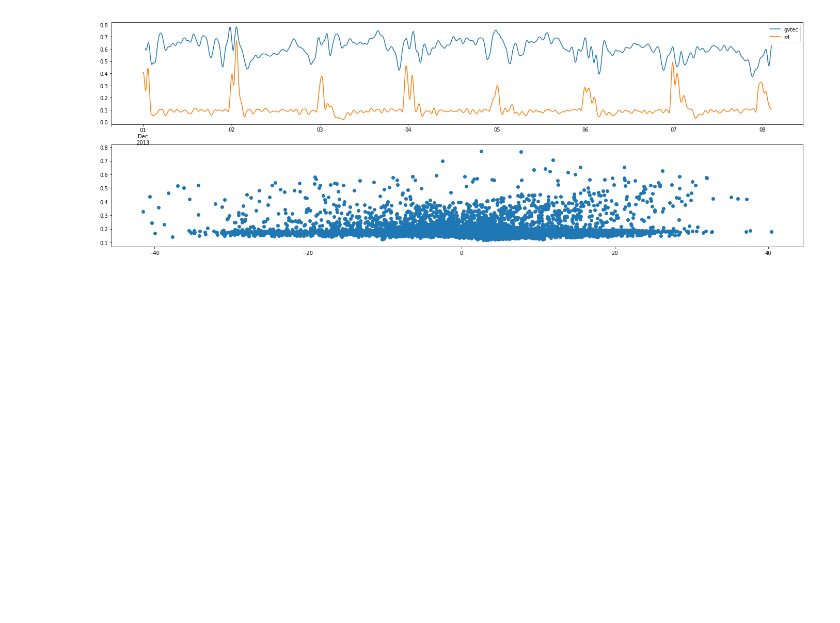
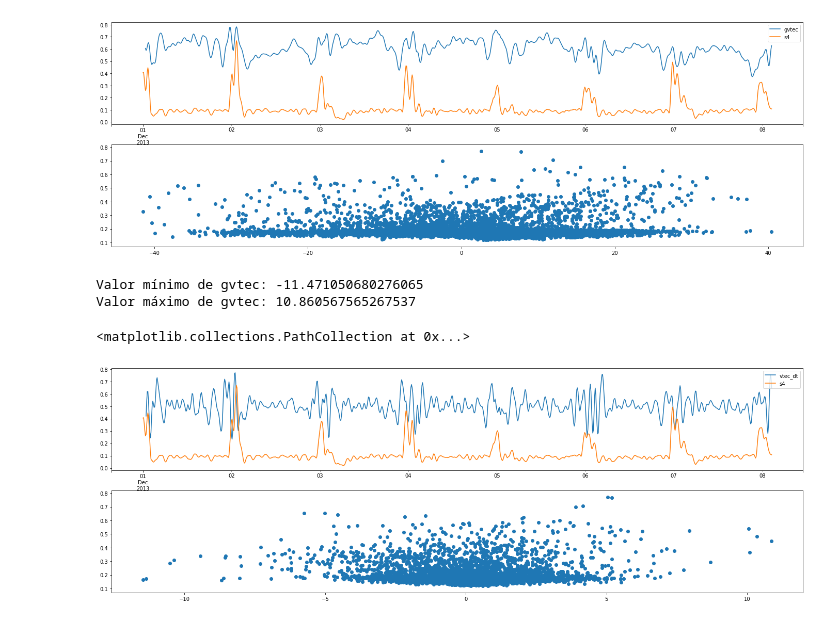
Before and after one commit to retiarus/correlation_vtec_s4, a Jupyter notebook: 06_analise_sj2.ipynb, the cells around one changed output. Cells and saved outputs as stored; diff of their text form; code cells hidden in the pictures; blank space fills up the shorter version.

```diff
--- a/06_analise_sj2.ipynb
+++ b/06_analise_sj2.ipynb
@@ -228,6 +238,36 @@ Valor mínimo de gvtec: -41.50542148604446
 Valor máximo de gvtec: 40.43210393218053
 <matplotlib.collections.PathCollection at 0x...>
 [figure]
+# %%
+# calculate first order derivative in time for the gtec2 data
+# and then, save series
+
+gvtec_lag_1 = gvtec.shift(1)
+gvtec_dt = gvtec - gvtec_lag_1
+df['gvtec2_dt'] = gvtec_dt.values
+
+# to vtec_dt data
+value_min_gvtec_dt = gvtec_dt.min()
+value_max_gvtec_dt = gvtec_dt.max()
+
+print('Valor mínimo de gvtec:', value_min_gvtec_dt)
+print('Valor máximo de gvtec:', value_max_gvtec_dt)
+
+scale_gvtec_dt = Scale(value_min_gvtec_dt, value_max_gvtec_dt)
+gvtec_dt_scale = pd.Series(scale_vtec_dt(gvtec_dt.values.ravel()), index=gvtec_dt.index)
+
+fig, ax = plt.subplots(2, 1)
+figsize=(24, 8)
+gvtec_dt_scale[0:1024].plot(figsize=figsize, ax=ax[0], label='vtec_dt')
+s4_scale[0:1024].plot(figsize=figsize, ax=ax[0], label='s4')
+ax[0].legend(loc="upper right")
+
+ax[1].scatter(gvtec_dt.values, s4.values)
+# %% [output]
+Valor mínimo de gvtec: -11.471050680276065
+Valor máximo de gvtec: 10.860567565267537
+<matplotlib.collections.PathCollection at 0x...>
+[figure, added]
 # %%
 df['s4'] = s4.values
 df.head()
```
Also changed, not shown: parts of 2 cells of this notebook, 1 other file.
